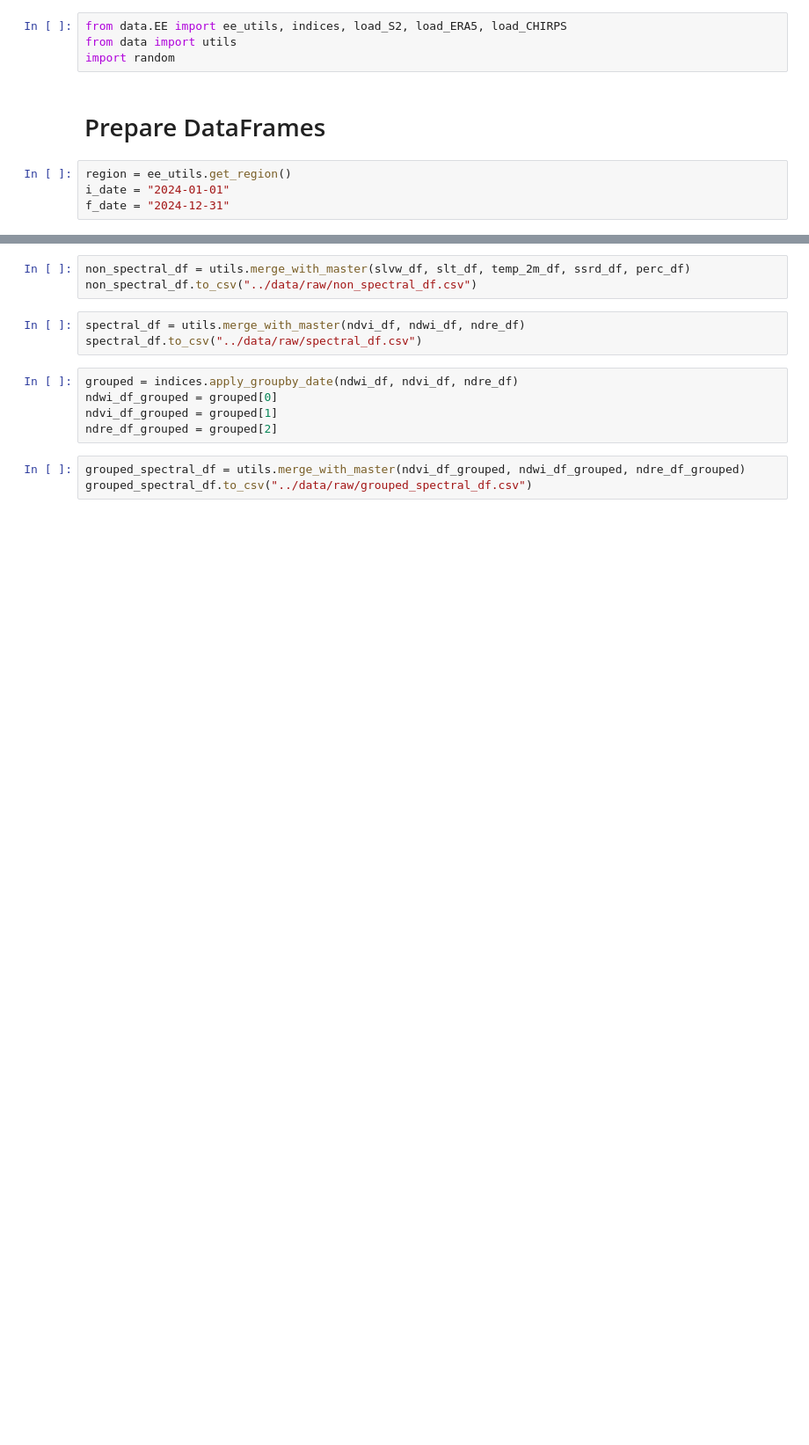
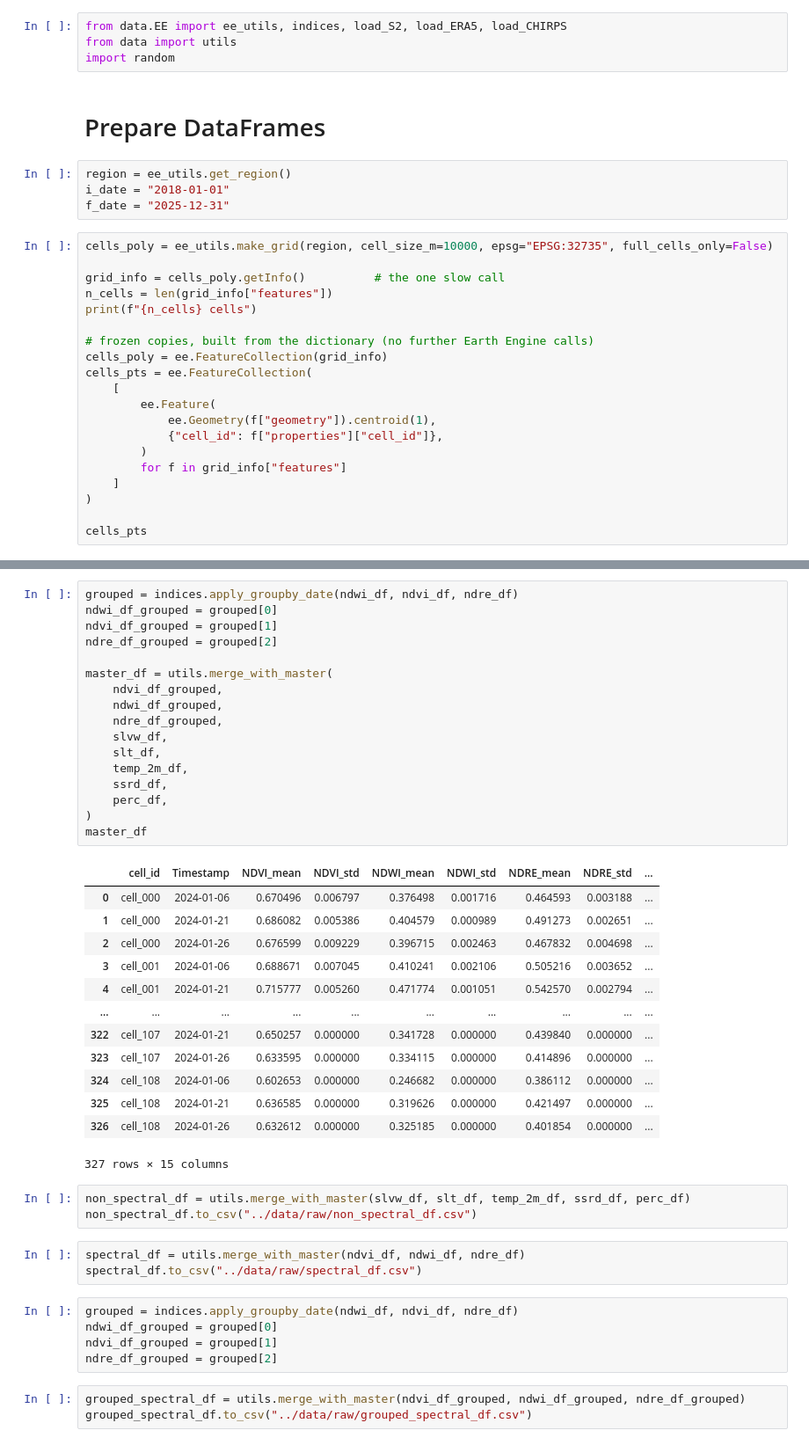
Before and after one commit to asembreek/fieldlens, a Jupyter notebook: notebooks/0. Fetch, Load and Merge data.ipynb, the cells around one changed output, grey strips where cells are left out. Shown at 88% size. Drawn from its saved outputs; the diff is of its cells as text; blank space fills up the shorter version.

```diff
--- a/notebooks/0. Fetch, Load and Merge data.ipynb
+++ b/notebooks/0. Fetch, Load and Merge data.ipynb
@@ -30,5 +28,25 @@ import random
 # Prepare DataFrames
 # %%
 region = ee_utils.get_region()
-i_date = "2024-01-01"
-f_date = "2024-12-31"
+i_date = "2018-01-01"
+f_date = "2025-12-31"
+# %%
+cells_poly = ee_utils.make_grid(region, cell_size_m=10000, epsg="EPSG:32735", full_cells_only=False)
+
+grid_info = cells_poly.getInfo()          # the one slow call
+n_cells = len(grid_info["features"])
+print(f"{n_cells} cells")
+
+# frozen copies, built from the dictionary (no further Earth Engine calls)
+cells_poly = ee.FeatureCollection(grid_info)
+cells_pts = ee.FeatureCollection(
+    [
+        ee.Feature(
+            ee.Geometry(f["geometry"]).centroid(1),
+            {"cell_id": f["properties"]["cell_id"]},
+        )
+        for f in grid_info["features"]
+    ]
+)
+
+cells_pts
@@ -97,4 +88,35 @@ Creating temperature_2m_min DataFrame...
 KeyboardInterrupt:
+# %%
+grouped = indices.apply_groupby_date(ndwi_df, ndvi_df, ndre_df)
+ndwi_df_grouped = grouped[0]
+ndvi_df_grouped = grouped[1]
+ndre_df_grouped = grouped[2]
+
+master_df = utils.merge_with_master(
+    ndvi_df_grouped,
+    ndwi_df_grouped,
+    ndre_df_grouped,
+    slvw_df,
+    slt_df,
+    temp_2m_df,
+    ssrd_df,
+    perc_df,
+)
+master_df
+# %% [output]
+|  | cell_id | Timestamp | NDVI_mean | NDVI_std | NDWI_mean | NDWI_std | NDRE_mean | NDRE_std | ... |
+| 0 | cell_000 | 2024-01-06 | 0.670496 | 0.006797 | 0.376498 | 0.001716 | 0.464593 | 0.003188 | ... |
+| 1 | cell_000 | 2024-01-21 | 0.686082 | 0.005386 | 0.404579 | 0.000989 | 0.491273 | 0.002651 | ... |
+| 2 | cell_000 | 2024-01-26 | 0.676599 | 0.009229 | 0.396715 | 0.002463 | 0.467832 | 0.004698 | ... |
+| 3 | cell_001 | 2024-01-06 | 0.688671 | 0.007045 | 0.410241 | 0.002106 | 0.505216 | 0.003652 | ... |
+| 4 | cell_001 | 2024-01-21 | 0.715777 | 0.005260 | 0.471774 | 0.001051 | 0.542570 | 0.002794 | ... |
+| ... | ... | ... | ... | ... | ... | ... | ... | ... | ... |
+| 322 | cell_107 | 2024-01-21 | 0.650257 | 0.000000 | 0.341728 | 0.000000 | 0.439840 | 0.000000 | ... |
+| 323 | cell_107 | 2024-01-26 | 0.633595 | 0.000000 | 0.334115 | 0.000000 | 0.414896 | 0.000000 | ... |
+| 324 | cell_108 | 2024-01-06 | 0.602653 | 0.000000 | 0.246682 | 0.000000 | 0.386112 | 0.000000 | ... |
+| 325 | cell_108 | 2024-01-21 | 0.636585 | 0.000000 | 0.319626 | 0.000000 | 0.421497 | 0.000000 | ... |
+| 326 | cell_108 | 2024-01-26 | 0.632612 | 0.000000 | 0.325185 | 0.000000 | 0.401854 | 0.000000 | ... |
+327 rows × 15 columns
 # %%
 non_spectral_df = utils.merge_with_master(slvw_df, slt_df, temp_2m_df, ssrd_df, perc_df)
 non_spectral_df.to_csv("../data/raw/non_spectral_df.csv")
```
Also changed, not shown: parts of 4 cells of this notebook, 4 other files.
